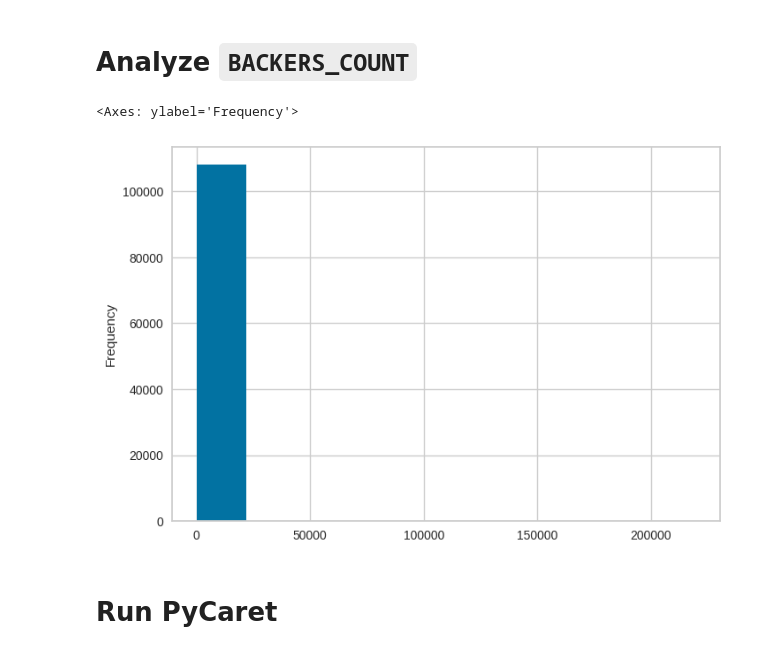
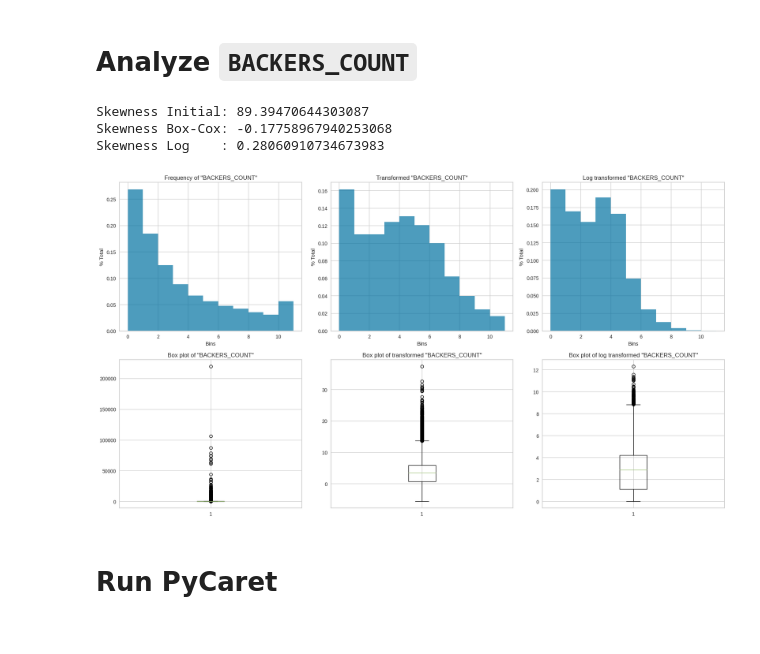
Before and after one commit to SimeonHristov99/kcikstarter, a Jupyter notebook: 01_Scripts/05_1_PyCaret_01_backers.ipynb, the cells around one changed output. Saved outputs shown, nothing was run; the diff lists cells and outputs as text; code cells hidden in the pictures.

```diff
--- a/01_Scripts/05_1_PyCaret_01_backers.ipynb
+++ b/01_Scripts/05_1_PyCaret_01_backers.ipynb
@@ -47,12 +55,47 @@ df_development
 108129 rows × 10 columns
 # %% [markdown]
 # Analyze `BACKERS_COUNT`
-# %%
-import matplotlib.pyplot as plt
-df_development['BACKERS_COUNT'].plot(kind='hist')
-# %% [output]
-<Axes: ylabel='Frequency'>
-[figure, removed]
+# %%
+transformed_box_cox = pd.Series(stats.boxcox(df_development['BACKERS_COUNT']+1e-6)[0])
+transformed_log = np.log1p(df_development['BACKERS_COUNT'])
+
+print(f'Skewness Initial: {df_development["BACKERS_COUNT"].skew()}')
+print(f'Skewness Box-Cox: {transformed_box_cox.skew()}')
+print(f'Skewness Log    : {transformed_log.skew()}')
+
+fig, axs = plt.subplots(2, 3, figsize=(18, 10))
+
+axs[0, 0].set_title('Frequency of "BACKERS_COUNT"')
+axs[0, 0].hist(df_development['BACKERS_COUNT'], bins=range(12), alpha=0.7, density=True)
+axs[0, 0].set_xlabel('Bins')
+axs[0, 0].set_ylabel('% Total')
+
+axs[0, 1].set_title('Transformed "BACKERS_COUNT"')
+axs[0, 1].hist(transformed_box_cox, bins=range(12), alpha=0.7, density=True)
+axs[0, 1].set_xlabel('Bins')
+axs[0, 1].set_ylabel('% Total')
+
+axs[0, 2].set_title('Log transformed "BACKERS_COUNT"')
+axs[0, 2].hist(transformed_log, bins=range(12), alpha=0.7, density=True)
+axs[0, 2].set_xlabel('Bins')
+axs[0, 2].set_ylabel('% Total')
+
+axs[1, 0].set_title('Box plot of "BACKERS_COUNT"')
+axs[1, 0].boxplot(df_development['BACKERS_COUNT'])
+
+axs[1, 1].set_title('Box plot of transformed "BACKERS_COUNT"')
+axs[1, 1].boxplot(transformed_box_cox)
+
+axs[1, 2].set_title('Box plot of log transformed "BACKERS_COUNT"')
+axs[1, 2].boxplot(transformed_log)
+
+plt.tight_layout()
+plt.show()
+# %% [output]
+Skewness Initial: 89.39470644303087
+Skewness Box-Cox: -0.17758967940253068
+Skewness Log    : 0.28060910734673983
+[figure, added]
 # %% [markdown]
 # Run PyCaret
 # %%
```
Also changed, not shown: parts of 2 cells of this notebook.
